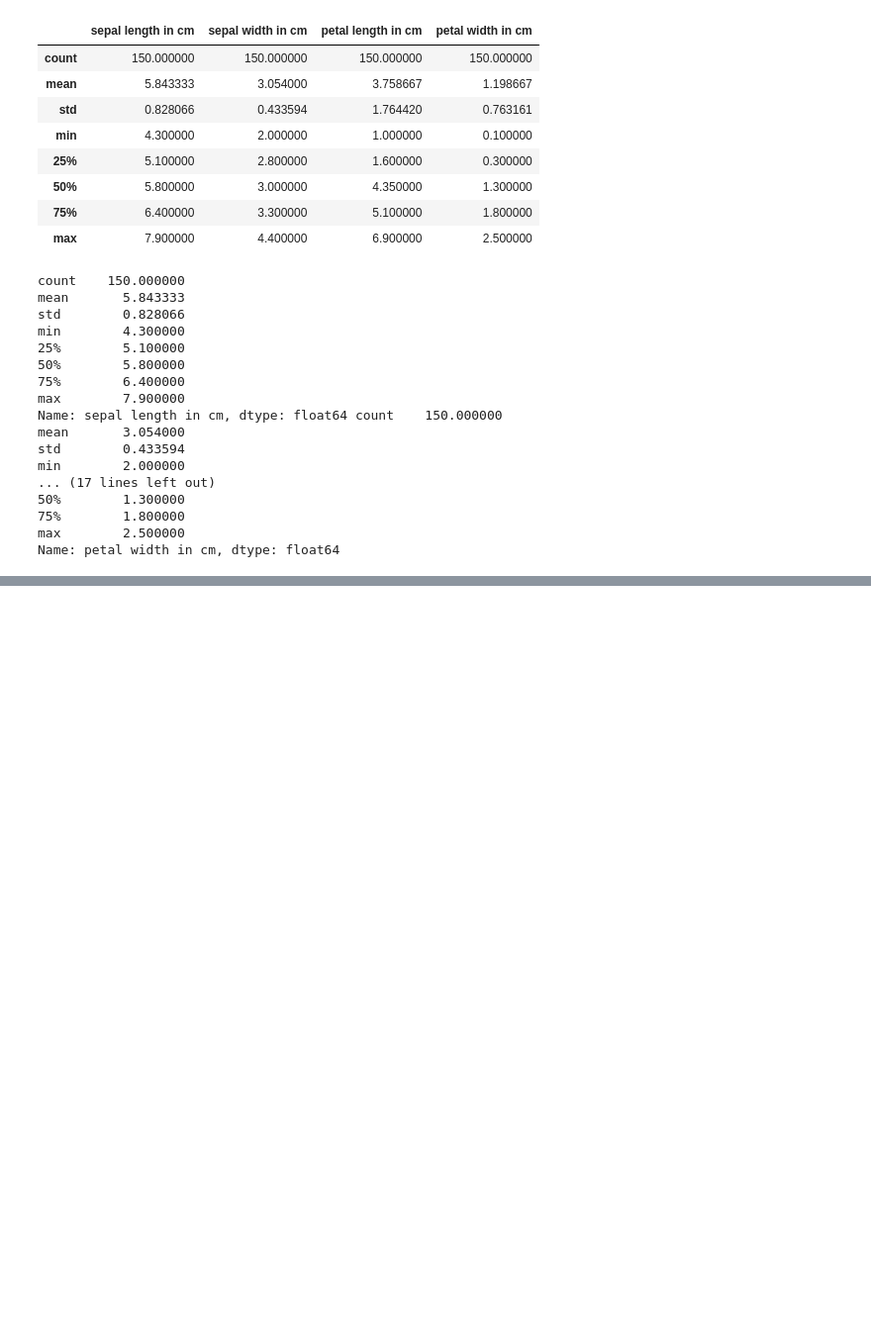
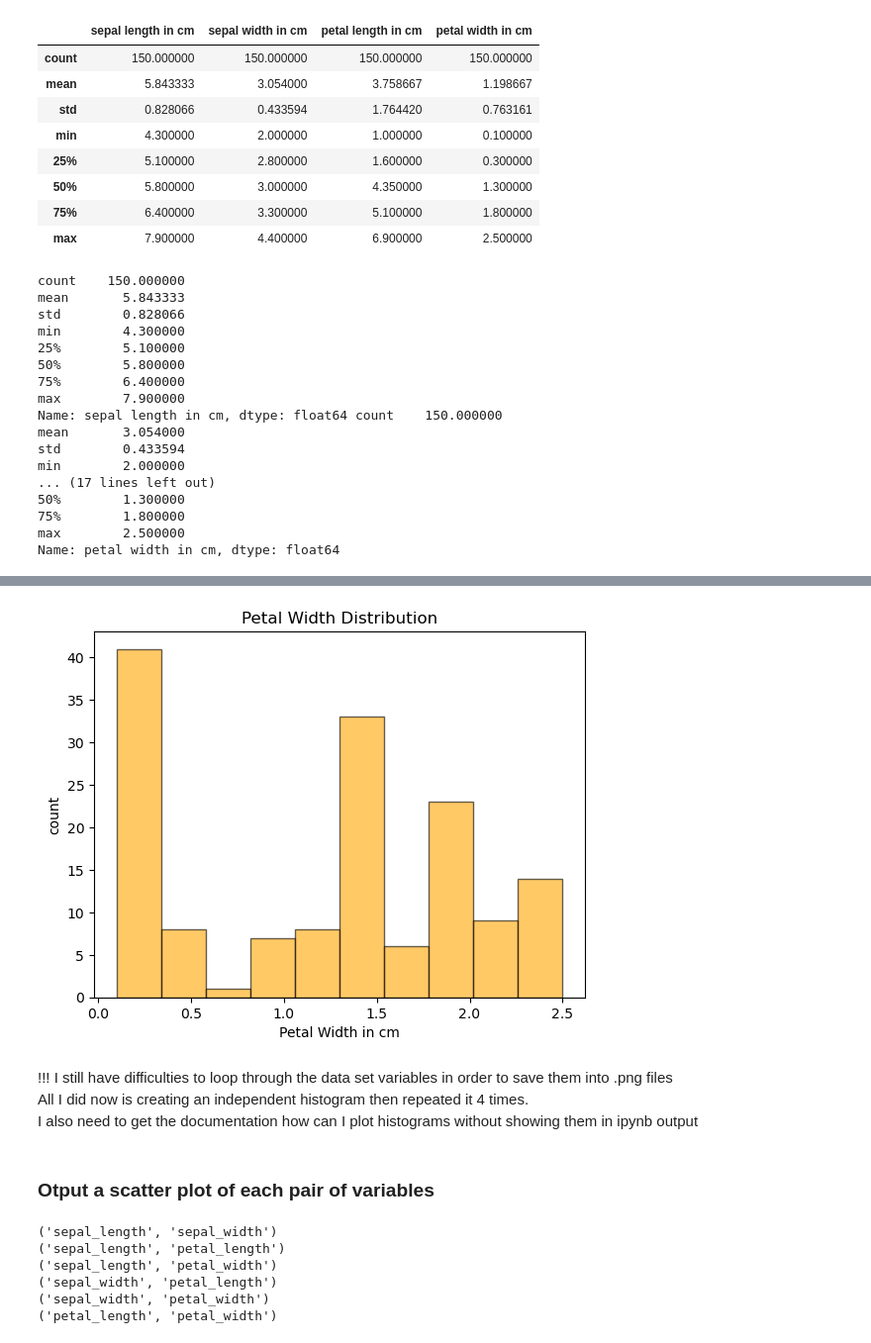
Before and after one commit to Maroua-El-Imame/pands-project, a Jupyter notebook: analysis.ipynb, the cells around one changed output, grey strips where cells are left out. Shown: that part at 99% size. Cells and saved outputs as stored; diff of their text form; code cells hidden in the pictures; blank space fills up the shorter version.

```diff
--- a/analysis.ipynb
+++ b/analysis.ipynb
@@ -187,0 +220,45 @@ plt.savefig("histograms.png")
+# %%
+# 4th histogram
+plt.hist(petal_width, ec='k', color='orange', alpha=0.6)
+# add x label
+plt.xlabel("Petal Width in cm")
+# add why label
+plt.ylabel("count")
+# add title
+plt.title("Petal Width Distribution")
+# save
+plt.savefig("histogram of petal width.png")
+# %% [output]
+[figure, added]
+# %% [markdown]
+!!! I still have difficulties to loop through the data set variables in order to save them into .png files
+All I did now is creating an independent histogram then repeated it 4 times.
+I also need to get the documentation how can I plot histograms without showing them in ipynb output
+# %% [markdown]
+### Otput a scatter plot of each pair of variables
+# %%
+# finding how many pairs of variables before coding the plots.
+# I did manually find 6 pairs across al the 4 variables.
+# I also looked up the documentation to ry and find a function that generates the pairs count within a data set, this is helpful to manage larger data sets.
+
+
+# The input list that I used to find the cominations.
+columns = ['sepal_length', 'sepal_width', 'petal_length', 'petal_width']
+
+# import itertools package to apply the combination methid into python.
+# itertools helps to create and work with repeated or unique patterns from a given list.
+# reference : https://docs.python.org/3/library/itertools.html#itertools.combinations
+# reference : https://www.geeksforgeeks.org/python-itertools-combinations-function/
+from itertools import combinations
+
+# to generate all possible combination.(length = 2) generates pairs where the order doesn't matter.
+# reference : https://www.geeksforgeeks.org/python-itertools-combinations-function/#:~:text=%23%20generate%20all%20combinations%20of%20length%202
+for i in combinations(columns, 2):
+    print(i)
+# %% [output]
+('sepal_length', 'sepal_width')
+('sepal_length', 'petal_length')
+('sepal_length', 'petal_width')
+('sepal_width', 'petal_length')
+('sepal_width', 'petal_width')
+('petal_length', 'petal_width')
```
Also changed, not shown: parts of 26 cells of this notebook, 17 other files.
